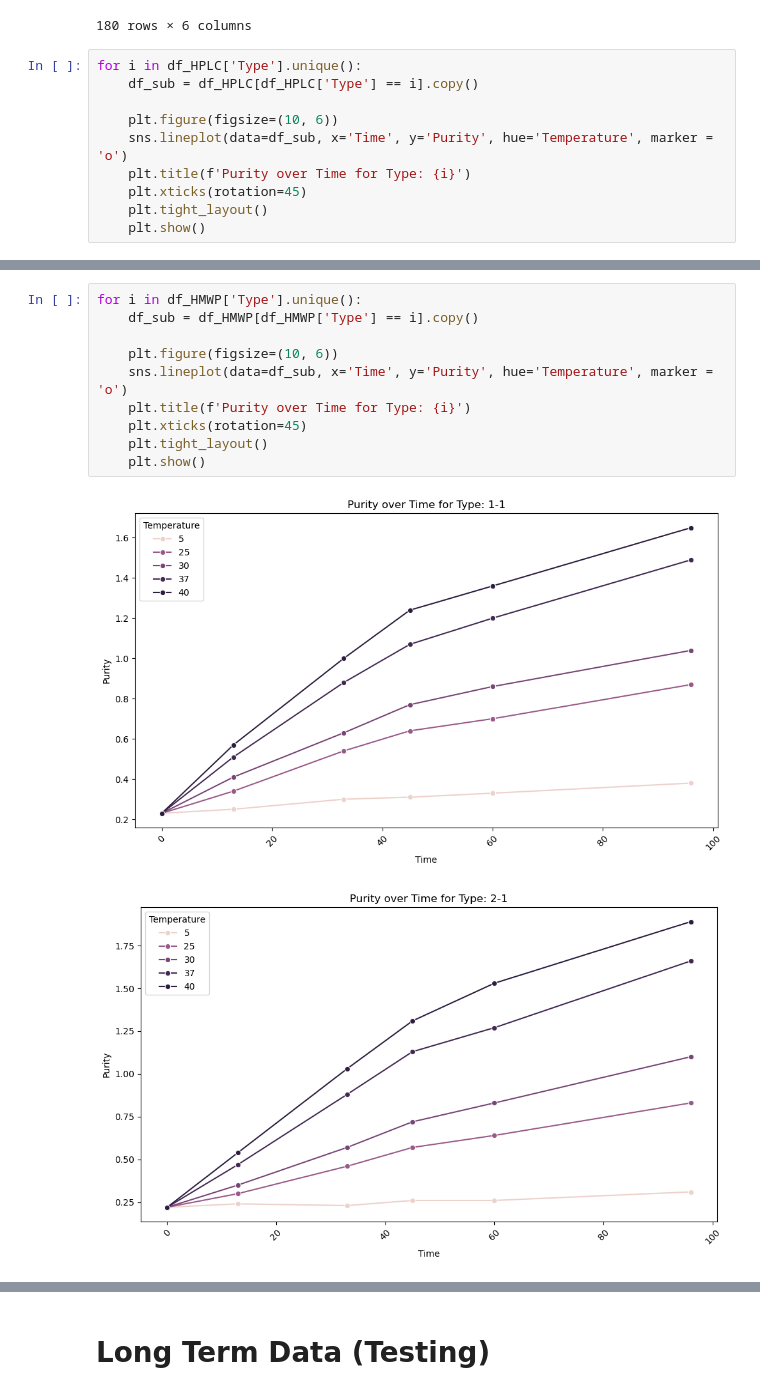
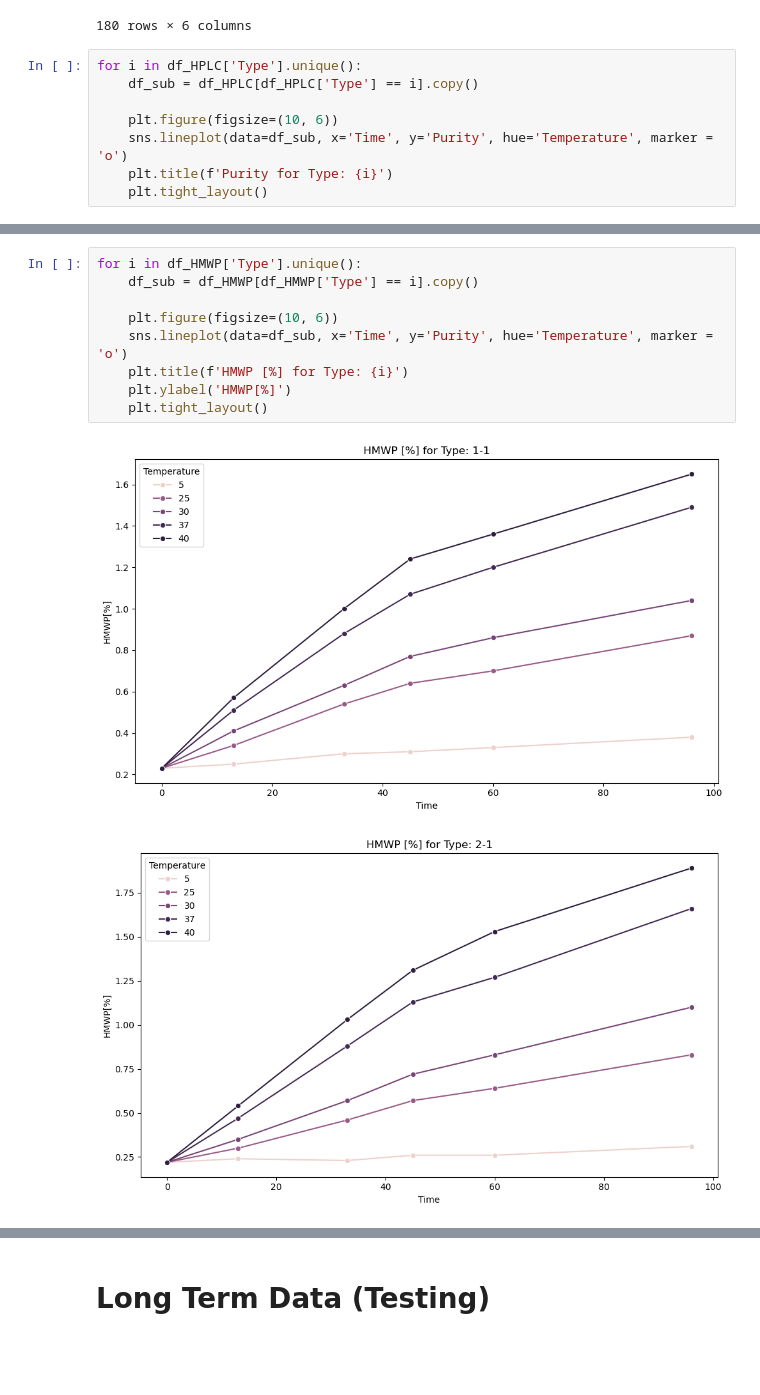
Before and after one commit to louiswids/skripsi, a Jupyter notebook: Data Compiling/4/Data.ipynb, the cells around one changed output, grey strips where cells are left out. Cells and saved outputs as stored; diff of their text form; blank space fills up the shorter version.

Commit message:
fix plot label

```diff
--- a/Data Compiling/4/Data.ipynb
+++ b/Data Compiling/4/Data.ipynb
@@ -69,8 +69,6 @@ for i in df_HPLC['Type'].unique():
 
     plt.figure(figsize=(10, 6))
     sns.lineplot(data=df_sub, x='Time', y='Purity', hue='Temperature', marker = 'o')
-    plt.title(f'Purity over Time for Type: {i}')
-    plt.xticks(rotation=45)
+    plt.title(f'Purity for Type: {i}')
     plt.tight_layout()
-    plt.show()
 # %% [output]
@@ -83,13 +81,12 @@ for i in df_HPLC['Type'].unique():
 # %%
 for i in df_HMWP['Type'].unique():
     df_sub = df_HMWP[df_HMWP['Type'] == i].copy()
 
     plt.figure(figsize=(10, 6))
     sns.lineplot(data=df_sub, x='Time', y='Purity', hue='Temperature', marker = 'o')
-    plt.title(f'Purity over Time for Type: {i}')
-    plt.xticks(rotation=45)
+    plt.title(f'HMWP [%] for Type: {i}')
+    plt.ylabel('HMWP[%]')
     plt.tight_layout()
-    plt.show()
 # %% [output]
-[figure, old version]
+[figure, new version]
-[figure, old version]
+[figure, new version]
```
Also changed, not shown: parts of 3 cells of this notebook.
